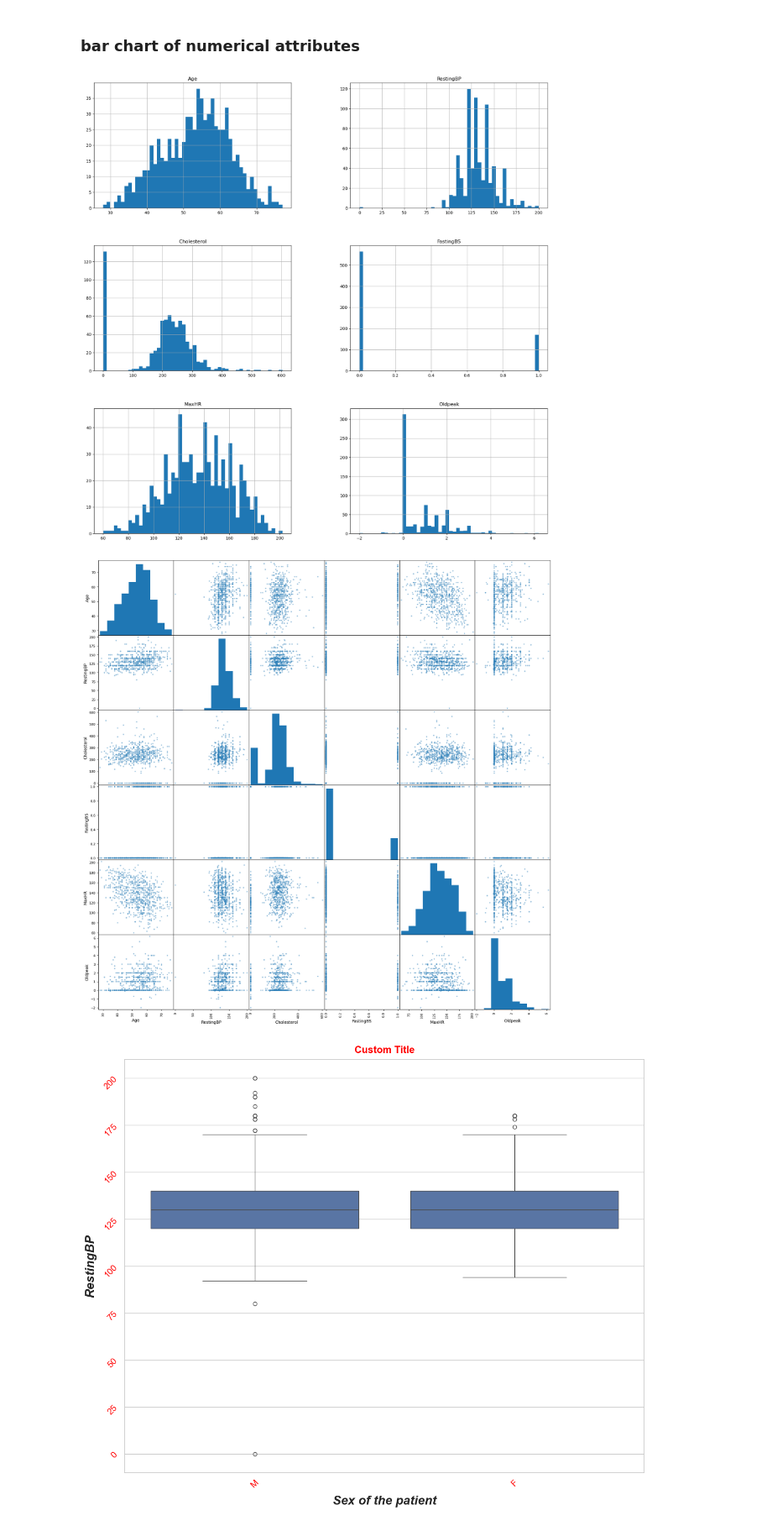
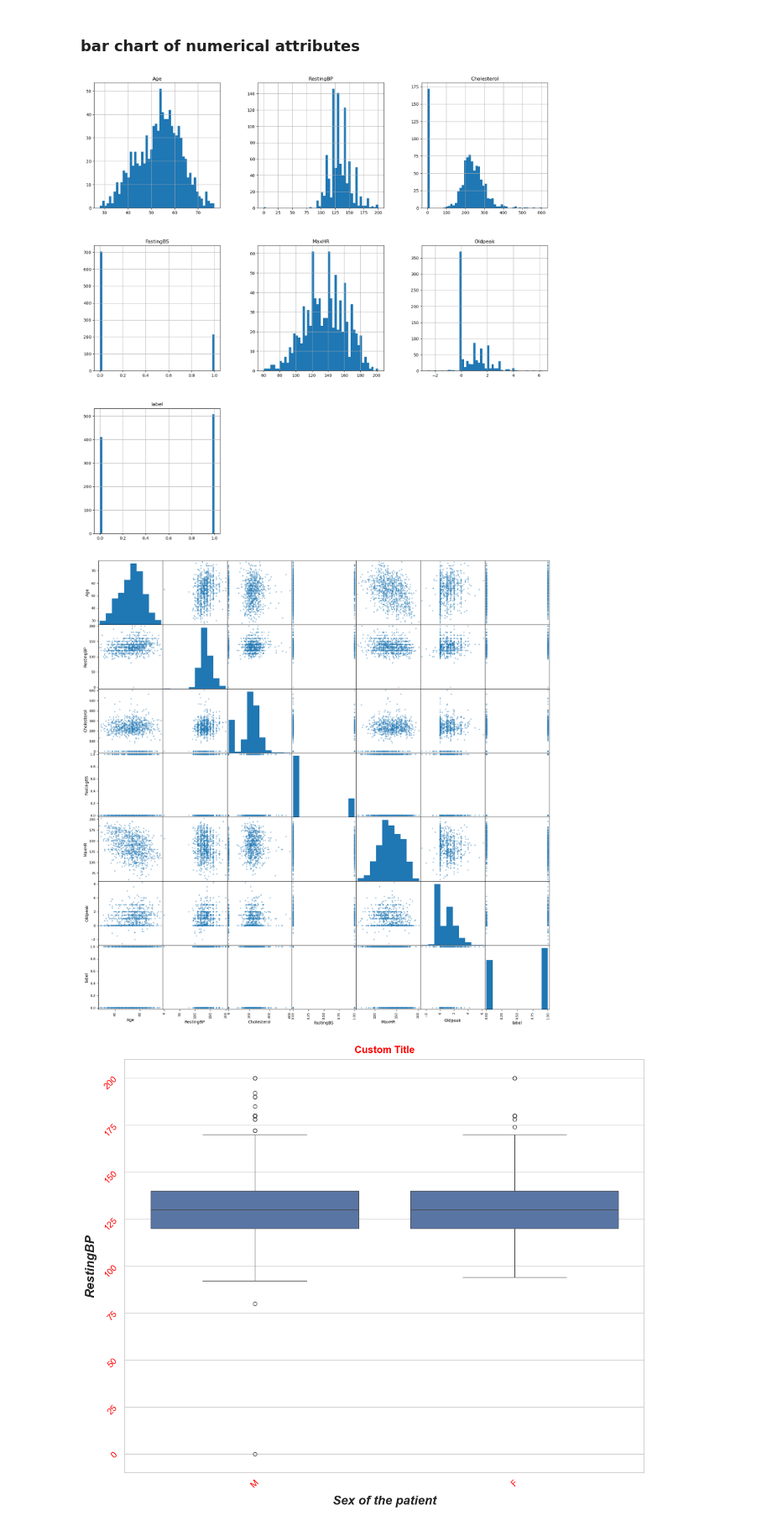
Before and after one commit to khouri/Hearth_Attack_DS_Project, a Jupyter notebook: notebook/01-EDA.ipynb, the cells around one changed output. Shown at 84% size. Drawn from its saved outputs; the diff is of its cells as text; code cells hidden in the pictures.

```diff
--- a/notebook/01-EDA.ipynb
+++ b/notebook/01-EDA.ipynb
@@ -194,22 +222,21 @@ Name: count, dtype: int64
 # %% [markdown]
 ### bar chart of numerical attributes
 # %%
-import matplotlib.pyplot as plt
+# import matplotlib.pyplot as plt
 
-train_cat = train.select_dtypes(include=[np.number])
-
+train_cat = heart_df.select_dtypes(include=[np.number])
 train_cat.hist(bins=50, figsize=(20, 20))
 plt.show()
 # %% [output]
-[figure, old version]
+[figure, new version]
 # %%
-from pandas.plotting import scatter_matrix
-import seaborn as sns
-train_cat = train.select_dtypes(include=[np.number])
+# from pandas.plotting import scatter_matrix
+# import seaborn as sns
+train_cat = heart_df.select_dtypes(include=[np.number])
 
 
 scatter_matrix(train_cat, figsize=(20, 20))
 plt.show()
 # %% [output]
-[figure, old version]
+[figure, new version]
 # %%
```
Also changed, not shown: parts of 23 cells of this notebook, 40 other files.
